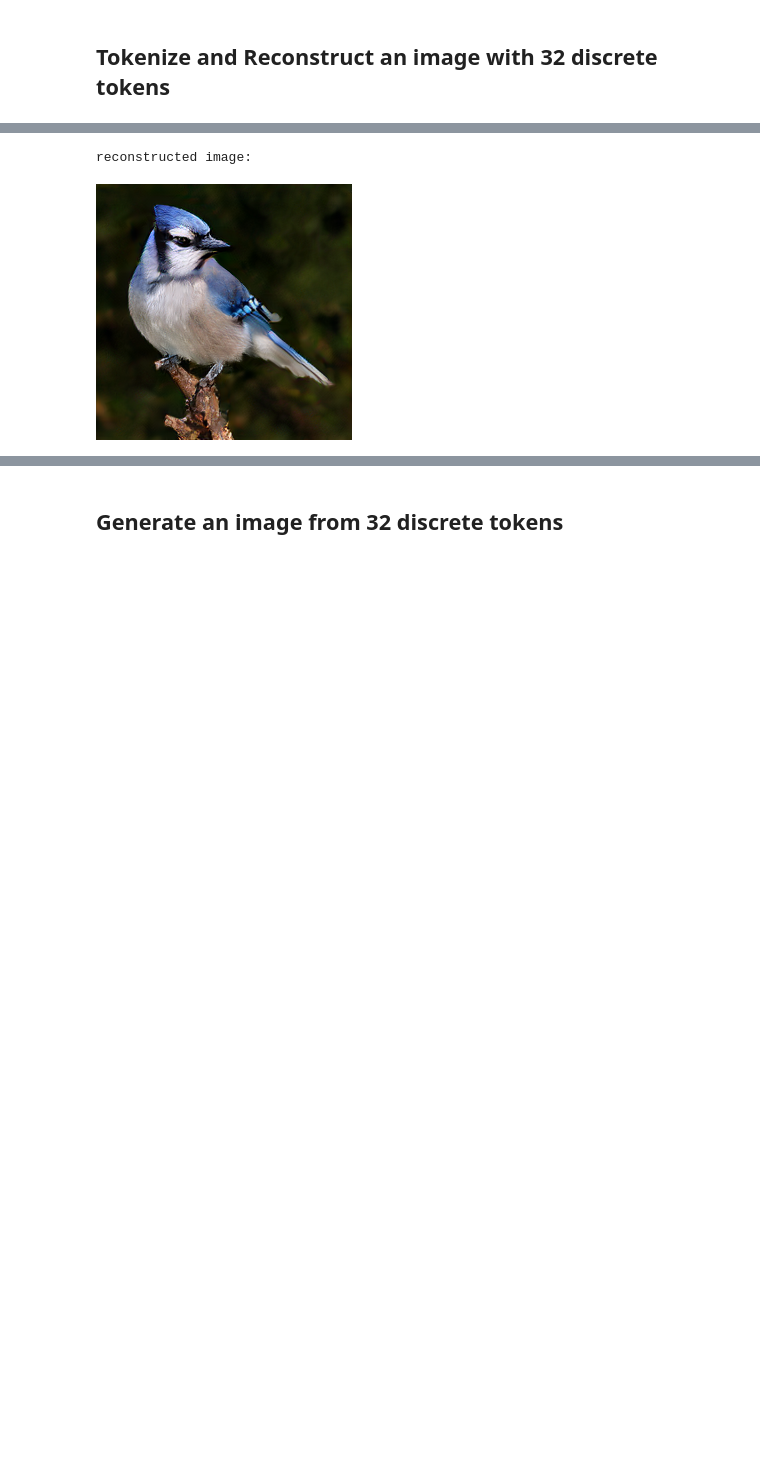
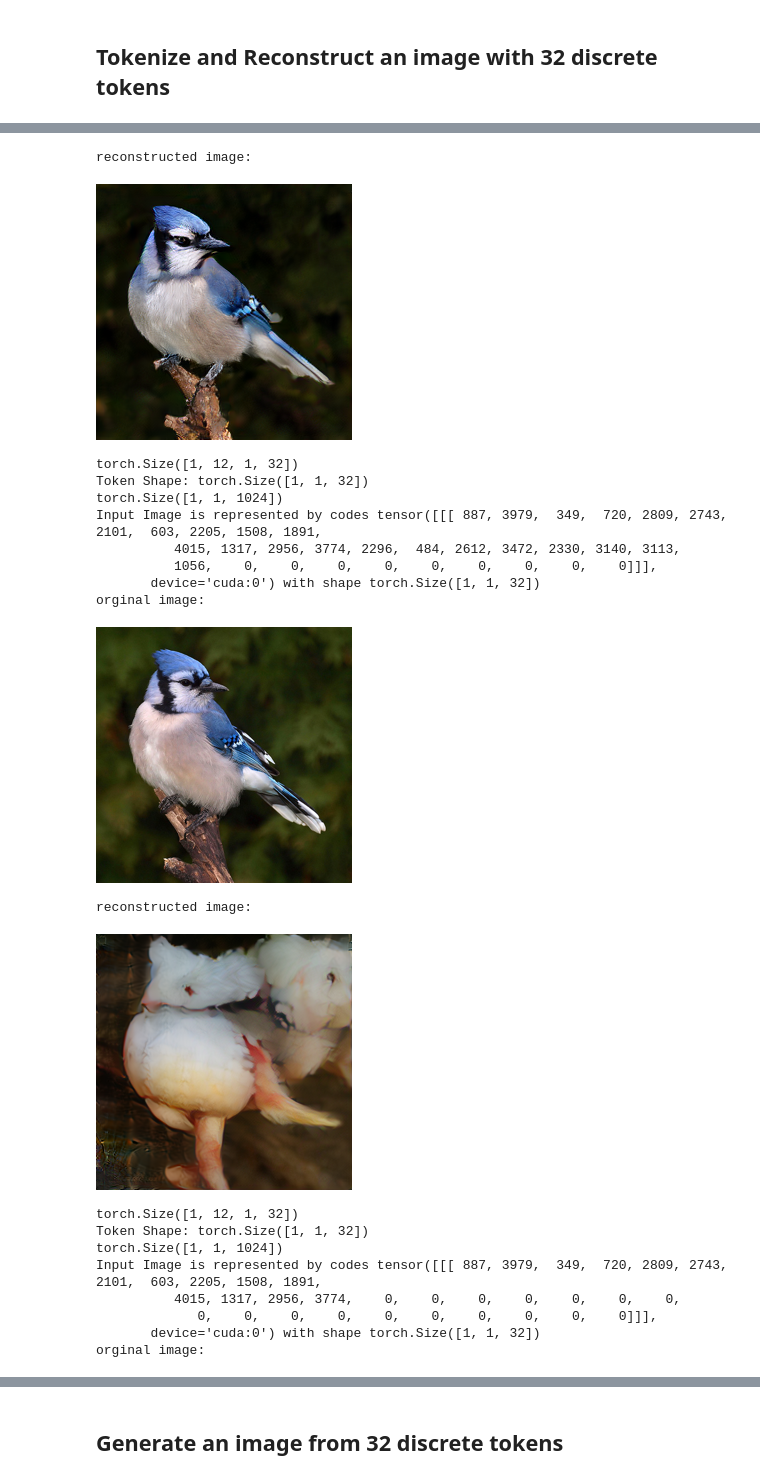
Before and after one commit to bytedance/1d-tokenizer, a Jupyter notebook: demo.ipynb, the cells around one changed output, grey strips where cells are left out. Saved outputs shown, nothing was run; the diff lists cells and outputs as text; code cells hidden in the pictures; blank space fills up the shorter version.

```diff
--- a/demo.ipynb
+++ b/demo.ipynb
@@ -125,3 +179,6 @@ reconstructed image:
 # %%
 tokenize_and_reconstruct("assets/ILSVRC2012_val_00010240.png")
+tokenize_and_reconstruct("assets/ILSVRC2012_val_00010240.png", drop_rate=0.25)
+tokenize_and_reconstruct("assets/ILSVRC2012_val_00010240.png", drop_rate=0.5)
+tokenize_and_reconstruct("assets/ILSVRC2012_val_00010240.png", drop_rate=0.75)
 # %% [output]
@@ -131,5 +191,24 @@ Input Image is represented by codes tensor([[[ 887, 3979,  349,  720, 2809, 2743
        device='cuda:0') with shape torch.Size([1, 1, 32])
 orginal image:
 [figure]
 reconstructed image:
 [figure]
+torch.Size([1, 12, 1, 32])
+Token Shape: torch.Size([1, 1, 32])
+torch.Size([1, 1, 1024])
+Input Image is represented by codes tensor([[[ 887, 3979,  349,  720, 2809, 2743, 2101,  603, 2205, 1508, 1891,
+          4015, 1317, 2956, 3774, 2296,  484, 2612, 3472, 2330, 3140, 3113,
+          1056,    0,    0,    0,    0,    0,    0,    0,    0,    0]]],
+       device='cuda:0') with shape torch.Size([1, 1, 32])
+orginal image:
+[figure, added]
+reconstructed image:
+[figure, added]
+torch.Size([1, 12, 1, 32])
+Token Shape: torch.Size([1, 1, 32])
+torch.Size([1, 1, 1024])
+Input Image is represented by codes tensor([[[ 887, 3979,  349,  720, 2809, 2743, 2101,  603, 2205, 1508, 1891,
+          4015, 1317, 2956, 3774,    0,    0,    0,    0,    0,    0,    0,
+             0,    0,    0,    0,    0,    0,    0,    0,    0,    0]]],
+       device='cuda:0') with shape torch.Size([1, 1, 32])
+orginal image:
```
Also changed, not shown: parts of 9 cells of this notebook, 1 other file.
